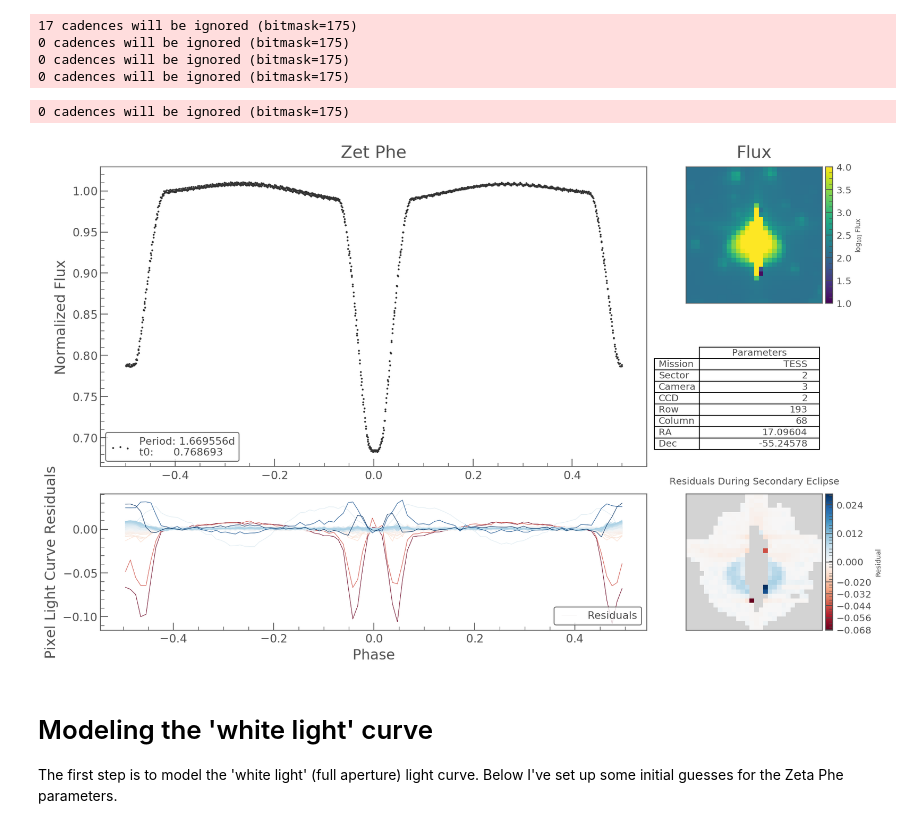
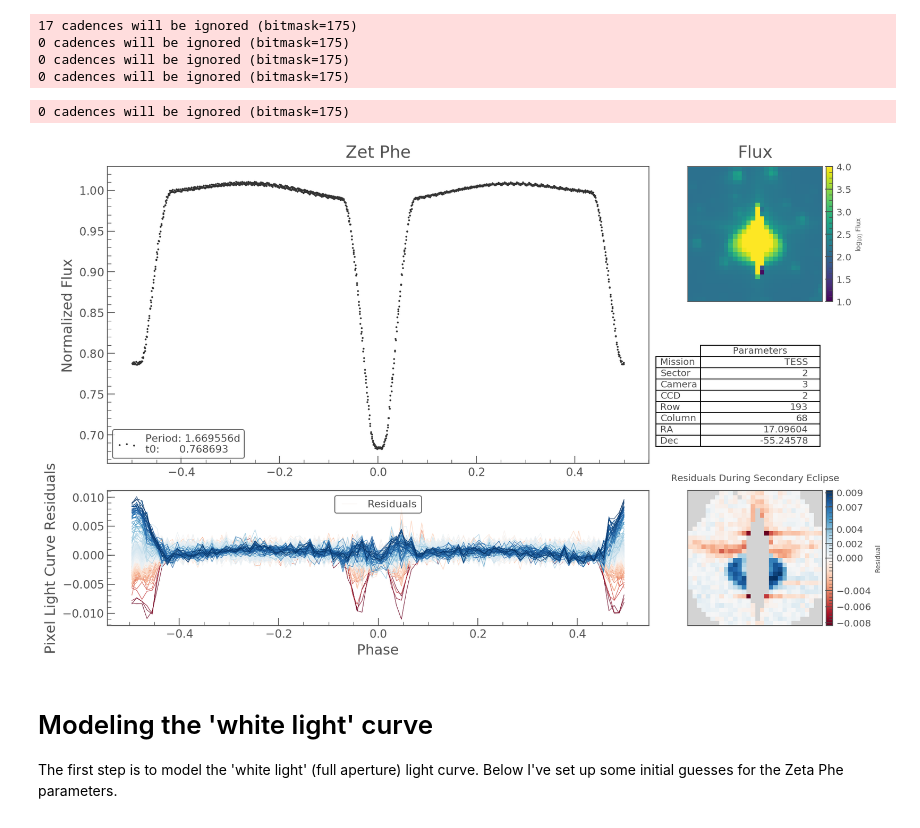
Before and after one commit to christinahedges/chromo, a Jupyter notebook: demos/modeling-demo.ipynb, the cells around one changed output. Drawn from its saved outputs; the diff is of its cells as text; code cells hidden in the pictures.

```diff
--- a/demos/modeling-demo.ipynb
+++ b/demos/modeling-demo.ipynb
@@ -37,10 +37,10 @@ tpf = eb.background_correct(raw_tpf)
 period, tref = 1.6695564535964362, 0.7686931840715678
 # %%
 # Use Chromo to analyze! This will make movies in your current directory!
-result = eb.analyze(raw_tpf, period, tref, name='{}'.format(tic), nb=100, score_threshold=-300, saturation_aggression=5);
+result = eb.analyze(raw_tpf, period, tref, name='{}'.format(tic), nb=100, score_threshold=-30, saturation_aggression=10);
 # %% [output]
 0 cadences will be ignored (bitmask=175)
-[figure, old version]
+[figure, new version]
 # %% [markdown]
 # Modeling the 'white light' curve
 
```
Also changed, not shown: parts of 6 cells of this notebook, 2 other files.
